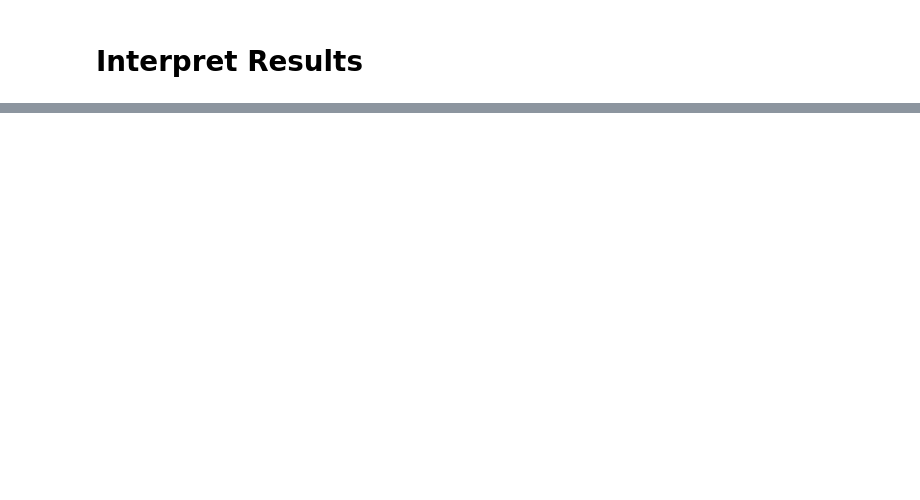
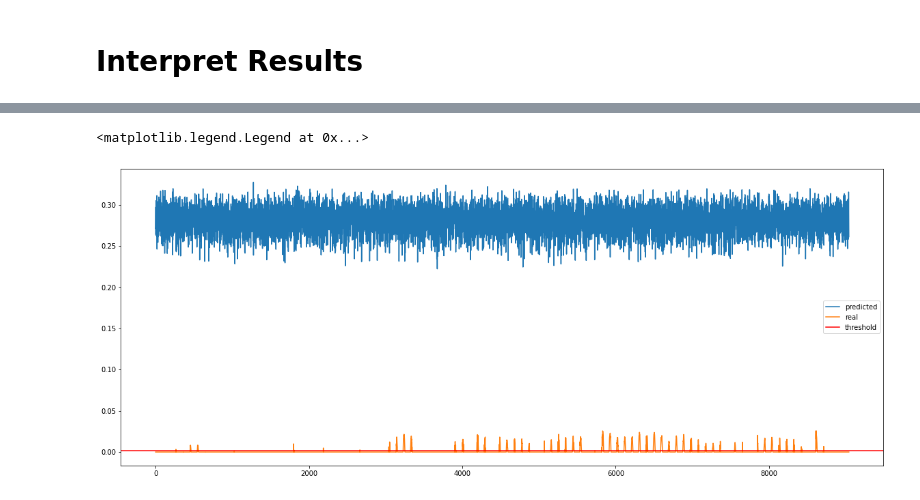
Before and after one commit to jamilsonjr/AI-to-forecast-constraints-in-the-energy-systems, a Jupyter notebook: jupyter_notebooks/datasets_benchmark.ipynb, the cells around one changed output, grey strips where cells are left out. Saved outputs shown, nothing was run; the diff lists cells and outputs as text; code cells hidden in the pictures; blank space fills up the shorter version.

```diff
--- a/jupyter_notebooks/datasets_benchmark.ipynb
+++ b/jupyter_notebooks/datasets_benchmark.ipynb
@@ -1003,0 +1199,28 @@ df
+# %%
+threshold = _threshold(experiment)
+experiment = 'max_u_filtered_regressor'
+model = 'mlp'
+threshold = _threshold(experiment)
+print('Experiment: {}, model: {}, threshold: {}'.format(experiment, model, threshold))
+hybrid_metrics = metrics.Metrics()
+hybrid_metrics.get_prediction_scores(testing_data[experiment][model]['predicted'], testing_data[experiment][model]['real'], threshold=threshold)
+print('hybrid_metrics.true_positives_ctr: ', hybrid_metrics.true_positives_ctr)
+print('hybrid_metrics.true_negatives_ctr: ', hybrid_metrics.true_negatives_ctr)
+print('hybrid_metrics.false_positives_ctr: ', hybrid_metrics.false_positives_ctr)
+print('hybrid_metrics.false_negatives_ctr: ', hybrid_metrics.false_negatives_ctr)
+print('\n')
+print('true_positives_hybrid_error', hybrid_metrics.true_positives_hybrid_error)
+print('true_negatives_hybrid_error', hybrid_metrics.true_negatives_hybrid_error)
+print('false_positives_hybrid_error', hybrid_metrics.false_positives_hybrid_error)
+print('false_negatives_hybrid_error', hybrid_metrics.false_negatives_hybrid_error)
+print('\n')
+print('true_positives_rmse', hybrid_metrics.true_positives_rmse)
+print('true_negatives_rmse', hybrid_metrics.true_negatives_rmse)
+print('false_positives_rmse', hybrid_metrics.false_positives_rmse)
+print('false_negatives_rmse', hybrid_metrics.false_negatives_rmse)
+print('\n')
+print('hybrid_metrics.hybrid_accuracy: ', hybrid_metrics.hybrid_accuracy)
+print('hybrid_metrics.hybrid_precision: ', hybrid_metrics.hybrid_precision)
+print('hybrid_metrics.hybrid_recall: ', hybrid_metrics.hybrid_recall)
+print('hybrid_metrics.hybrid_f1: ', hybrid_metrics.hybrid_f1)
+print('hybrid_metrics.hybrid_mcc: ', hybrid_metrics.hybrid_mcc)
@@ -1003,0 +1245,13 @@ df
+# %%
+# figure size of the plot
+import matplotlib.pyplot as plt
+plt.figure(figsize=(20, 8))
+testing_data['max_u_filtered_regressor']['mlp']['predicted']['bus_15'].plot()
+testing_data['max_u_filtered_regressor']['mlp']['real']['bus_15'].plot()
+# plot a line with the threshold
+plt.axhline(y=threshold, color='r', linestyle='-')
+# Add legend
+plt.legend(['predicted', 'real', 'threshold'])
+# %% [output]
+<matplotlib.legend.Legend at 0x...>
+[figure, added]
```
Also changed, not shown: parts of 32 cells of this notebook, 1 other file.
